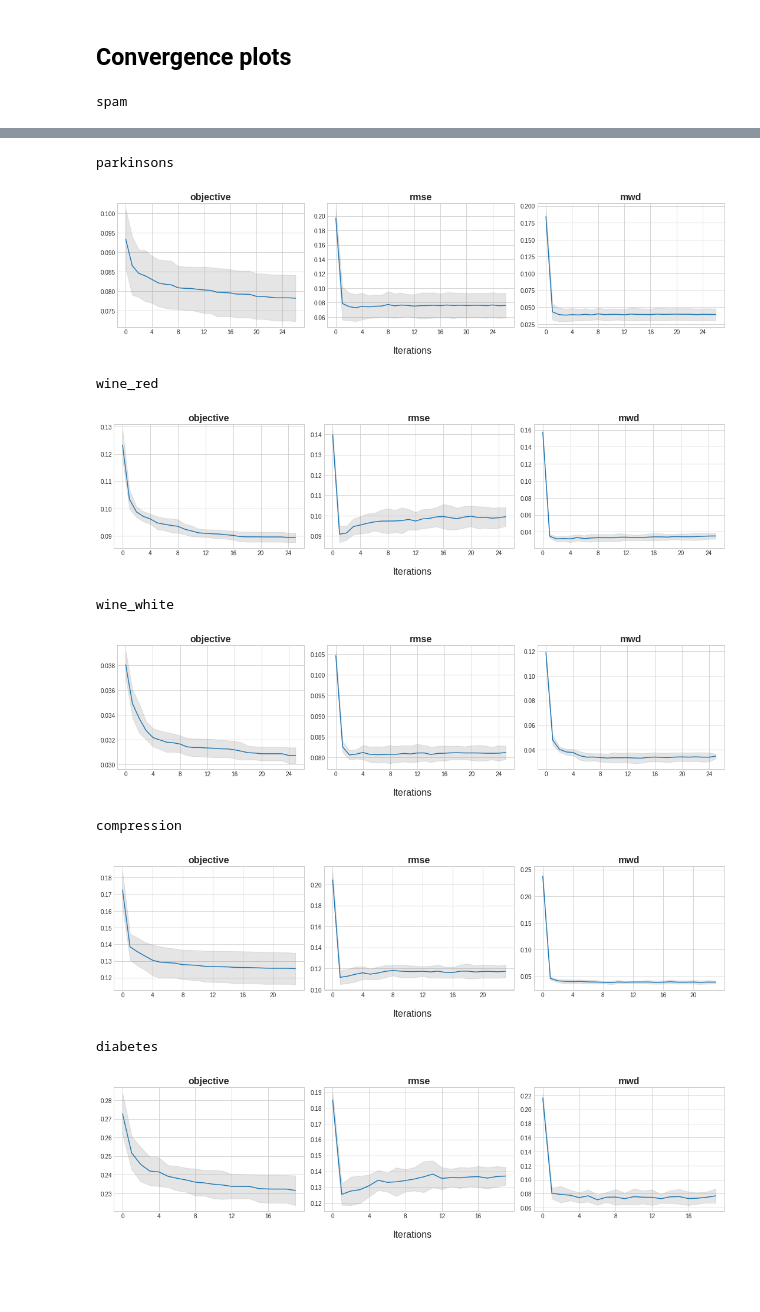
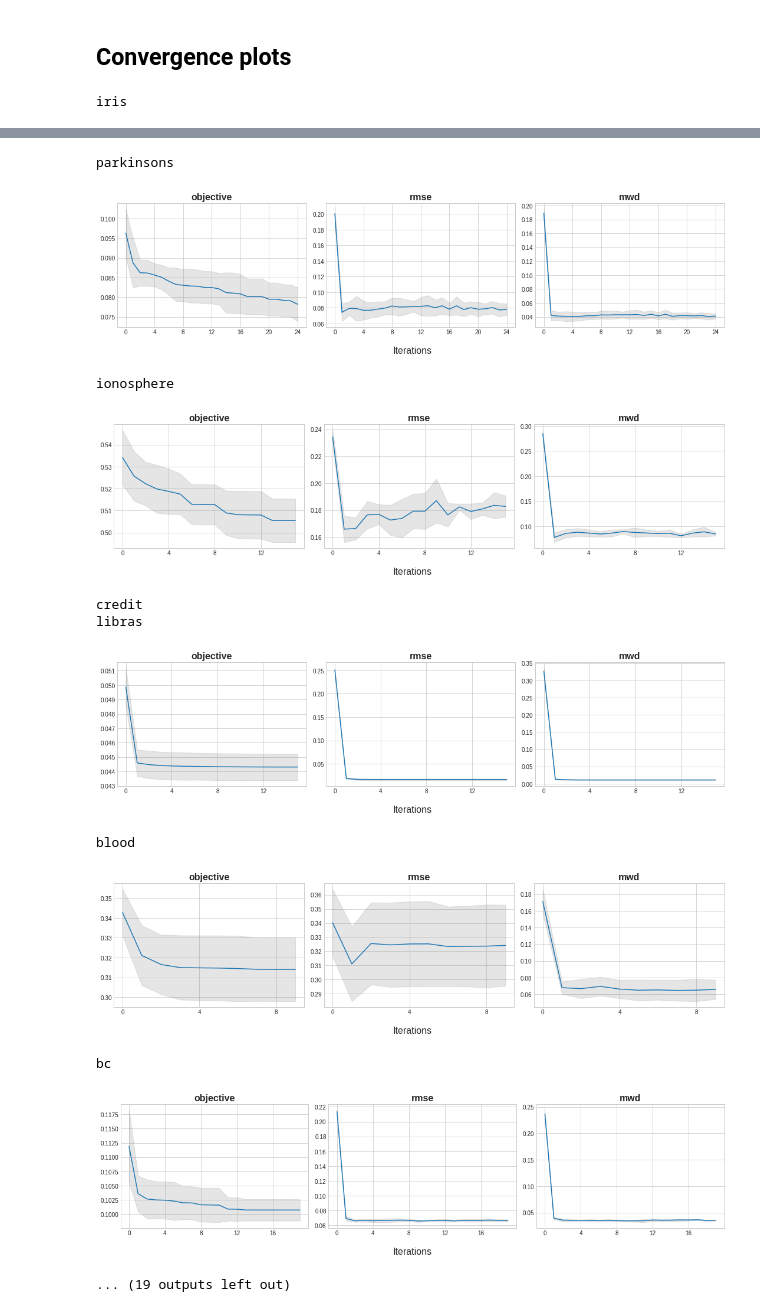
Before and after one commit to vanderschaarlab/hyperimpute, a Jupyter notebook: tutorials/experiments_03_insights_hyperimpute_convergence_std.ipynb, the cells around one changed output, grey strips where cells are left out. Saved outputs shown, nothing was run; the diff lists cells and outputs as text; code cells hidden in the pictures; blank space fills up the shorter version.

Commit message:
update convergence nb

```diff
--- a/tutorials/experiments_03_insights_hyperimpute_convergence_std.ipynb
+++ b/tutorials/experiments_03_insights_hyperimpute_convergence_std.ipynb
@@ -22,6 +22,16 @@ climate_model_samples = np.loadtxt(
 climate_model_df = pd.DataFrame(climate_model_samples)
 
 raw_datasets = {
+    "iris": X_raw_iris,
+    "parkinsons": pd.read_csv("https://archive.ics.uci.edu/ml/machine-learning-databases/parkinsons/parkinsons.data",sep=","),
+    "ionosphere": pd.read_csv("https://archive.ics.uci.edu/ml/machine-learning-databases/ionosphere/ionosphere.data",sep=",", header = None),
+    "credit":pd.read_csv("https://archive.ics.uci.edu/ml/machine-learning-databases/credit-screening/crx.data", header = None),
+    "libras":pd.read_csv("https://archive.ics.uci.edu/ml/machine-learning-databases/libras/movement_libras.data",sep=",", header = None),
+    "parkinsons": pd.read_csv("https://archive.ics.uci.edu/ml/machine-learning-databases/parkinsons/parkinsons.data",sep=","),
+    "blood": pd.read_csv(
+        "https://archive.ics.uci.edu/ml/machine-learning-databases/blood-transfusion/transfusion.data"
+    ),
+    "bc": X_raw_breast_cancer,
     "airfoil": pd.read_csv(
         "https://archive.ics.uci.edu/ml/machine-learning-databases/00291/airfoil_self_noise.dat",
         header=None,
@@ -36,12 +46,6 @@ raw_datasets = {
     "sonar": pd.read_csv(
         "https://archive.ics.uci.edu/ml/machine-learning-databases/undocumented/connectionist-bench/sonar/sonar.all-data",
         header=None),
-    "libras":pd.read_csv("https://archive.ics.uci.edu/ml/machine-learning-databases/libras/movement_libras.data",sep=",", header = None),
-    "parkinsons": pd.read_csv("https://archive.ics.uci.edu/ml/machine-learning-databases/parkinsons/parkinsons.data",sep=","),
-    "blood": pd.read_csv(
-        "https://archive.ics.uci.edu/ml/machine-learning-databases/blood-transfusion/transfusion.data"
-    ), # prefers LRs
-    "bc": X_raw_breast_cancer, # prefers LR
 
     "compression": pd.read_excel(
         "https://archive.ics.uci.edu/ml/machine-learning-databases/concrete/compressive/Concrete_Data.xls"
@@ -59,11 +63,7 @@ raw_datasets = {
         sep="\s+",
         header=None,
     ),
-    "iris": X_raw_iris,
-    "parkinsons": pd.read_csv("https://archive.ics.uci.edu/ml/machine-learning-databases/parkinsons/parkinsons.data",sep=","),
-    "ionosphere": pd.read_csv("https://archive.ics.uci.edu/ml/machine-learning-databases/ionosphere/ionosphere.data",sep=",", header = None),
-    "credit":pd.read_csv("https://archive.ics.uci.edu/ml/machine-learning-databases/credit-screening/crx.data", header = None),
-    "letter": pd.read_csv("https://archive.ics.uci.edu/ml/machine-learning-databases/letter-recognition/letter-recognition.data", header = None),
+   "letter": pd.read_csv("https://archive.ics.uci.edu/ml/machine-learning-databases/letter-recognition/letter-recognition.data", header = None),
 }
 # %%
 from benchmark_imputation import simulate_scenarios
@@ -204,15 +199,17 @@ import json
 from joblib import Parallel, delayed
 
 dispatcher = Parallel(n_jobs=2)
-repeats = 10
+repeats = 5
 
 full_output = {}
 for dataset in raw_datasets:
     scenario = "MAR"
 
-    print("eval dataset", dataset)
-    results[dataset][scenario] = {}
+    full_output[dataset] = {}
+    full_output[dataset][scenario] = {}
     for miss in [0.3, 0.7]:
+        print("eval dataset", dataset, scenario, miss)
+
         try:
             full_opt_scores = []
             full_was_scores = []
@@ -238,7 +235,6 @@ for dataset in raw_datasets:
             }
         except BaseException as e:
             print("scenario failed", dataset, scenario, e)
-            raise e
 # %%
 with open("general_results/convergence_traces.json", "w") as f:
     json.dump(full_output, f)
@@ -272,6 +268,12 @@ def plot_convergence(scenario, miss, data):
     for dataset in data:
         print(dataset)
 
+        if scenario not in data[dataset]:
+            continue
+
+        if miss not in data[dataset][scenario]:
+            continue
+
         local_data = data[dataset][scenario][miss]
         min_trace_length = min(map(len, local_data["objective"]))
         avg_trace_len = int(np.mean(list(map(len, local_data["objective"]))))
@@ -299,6 +301,6 @@ def plot_convergence(scenario, miss, data):
 with open("general_results/convergence_traces.json") as f:
     full_output = json.load(f)
 
-plot_convergence("MAR", 0.3, full_output)
+plot_convergence("MAR", '0.3', full_output)
 # %% [output]
-spam
+iris
@@ -306,13 +308,15 @@ spam
 parkinsons
-[figure, old version]
+[figure, new version]
-wine_red
+ionosphere
-[figure, old version]
+[figure, new version]
-wine_white
+credit
+libras
-[figure, old version]
+[figure, new version]
-compression
+blood
-[figure, old version]
+[figure, new version]
-diabetes
+bc
-[figure, old version]
+[figure, new version]
+... (19 outputs left out)
 # %%
 with open("general_results/convergence_traces.json") as f:
     full_output = json.load(f)
```
Also changed, not shown: parts of 4 cells of this notebook.
